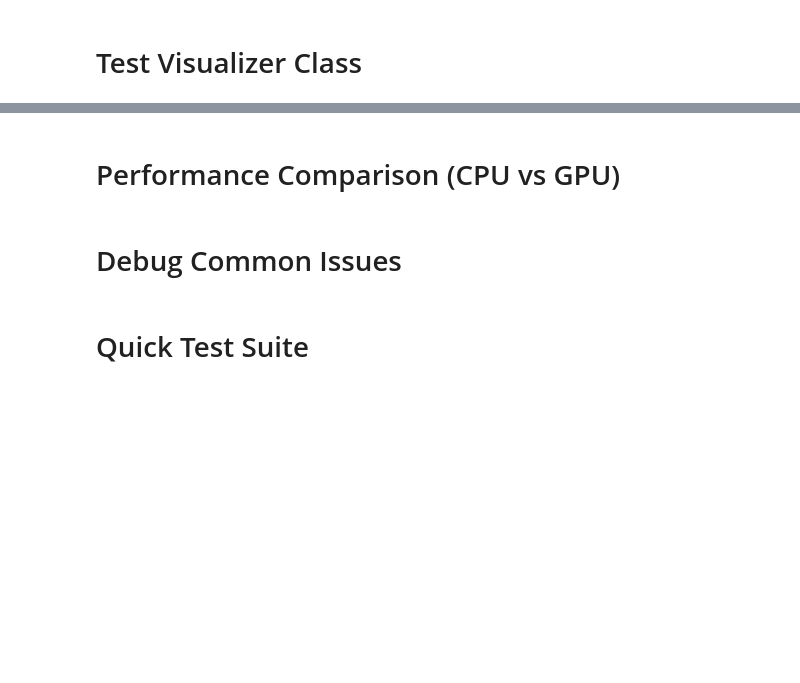
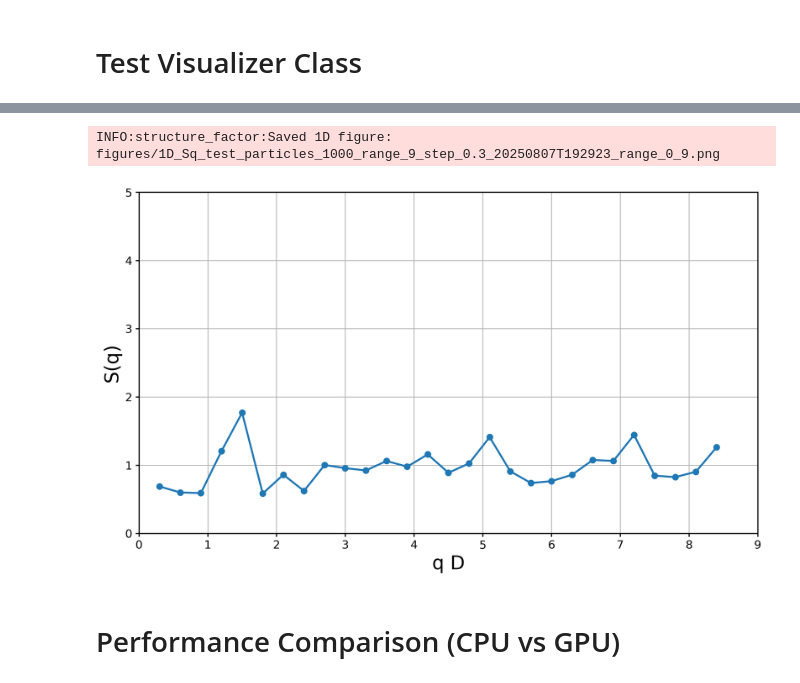
Before and after one commit to GilGCardoso/portfolio, a Jupyter notebook: PhD/Analysis/notebooks/test_notebook.ipynb, the cells around one changed output, grey strips where cells are left out. Drawn from its saved outputs; the diff is of its cells as text; code cells hidden in the pictures; blank space fills up the shorter version.

```diff
--- a/PhD/Analysis/notebooks/test_notebook.ipynb
+++ b/PhD/Analysis/notebooks/test_notebook.ipynb
@@ -201,3 +204,15 @@ else:
+# %%
+visualizer.plot_1d_structure_factor(
+            data_folder='./output',
+            filename='test_particles_1000_range_9_step_0.3_20250807T192923',
+            plot_range=(0,9),
+            coordinate_system='qD',
+            save_plot=True,
+            output_folder='./figures'
+        )
+# %% [output]
+INFO:structure_factor:Saved 1D figure: figures/1D_Sq_test_particles_1000_range_9_step_0.3_20250807T192923_range_0_9.png
+[figure, added]
 # %% [markdown]
 # Performance Comparison (CPU vs GPU)
 # %%
@@ -260,5 +275,3 @@ if torch.cuda.is_available():
     print(f"  Speedup: {speedup:.1f}x")
 else:
     print("  GPU not available for comparison")
-# %% [markdown]
-# Debug Common Issues
@@ -318,2 +277,0 @@ debug_common_issues()
-# %% [markdown]
-# Quick Test Suite
```
Also changed, not shown: parts of 9 cells of this notebook.
